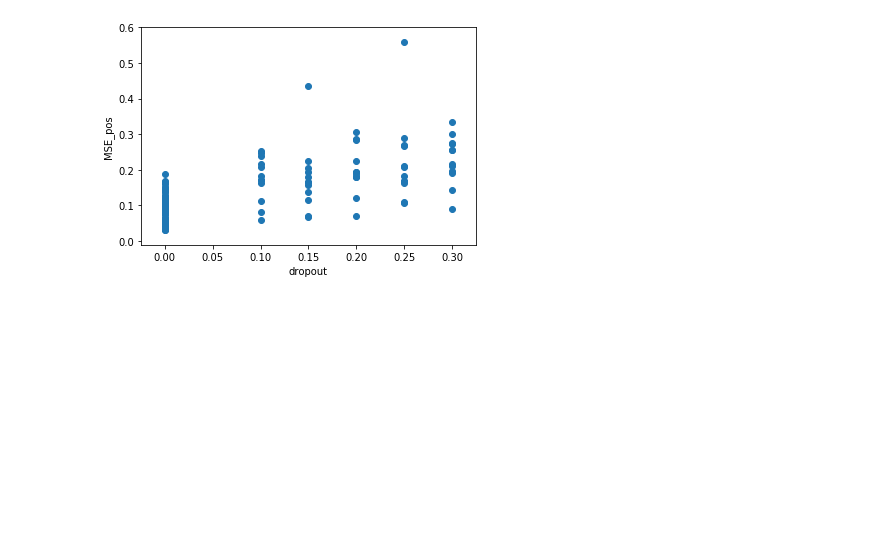
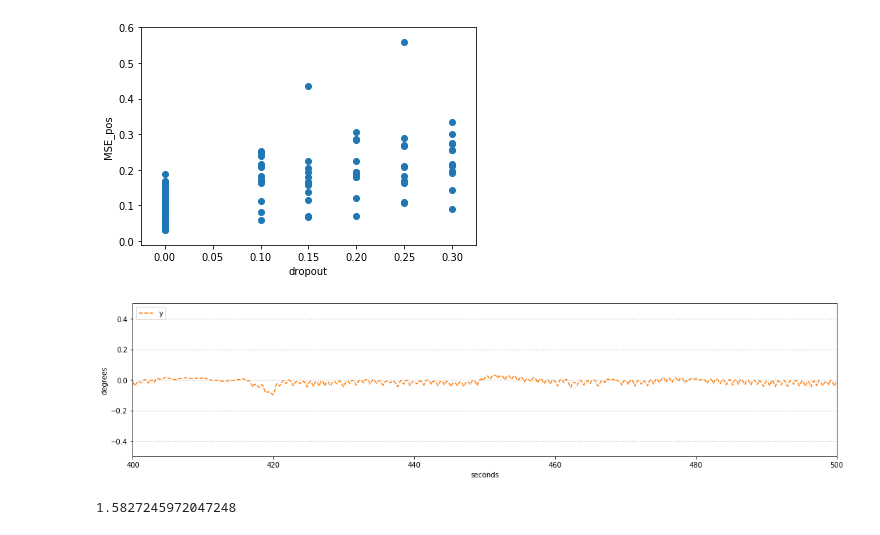
Before and after one commit to oleksa-oleksa/MasterThesis_UserPosition_6DOF, a Jupyter notebook: Development/plot_results.ipynb, the cells around one changed output. Drawn from its saved outputs; the diff is of its cells as text; code cells hidden in the pictures; blank space fills up the shorter version.

```diff
--- a/Development/plot_results.ipynb
+++ b/Development/plot_results.ipynb
@@ -73,3 +73,39 @@ plt.scatter(x = df['dropout'], y = df['MSE_pos'])
 # %% [output]
 <matplotlib.collections.PathCollection at 0x...>
 [figure]
+# %%
+import toml
+import os
+path = "data/interpolated/1556.csv"
+dataset_hmd = pd.read_csv(path)
+cfg = toml.load('config.toml')
+dataset_lengh_sec = 600
+start = 400
+end = 500
+ts_start = int(start/0.005)
+ts_end = int(end/0.005)
+
+ts = np.arange(0, dataset_lengh_sec + cfg['dt'], cfg['dt'])
+ts_comp = ts[ts_start:ts_end]
+fig, (ax) = plt.subplots(1, 1, figsize=(18, 4), sharex=True)
+
+# Plot position in Quaternions
+ax.plot(ts_comp, dataset_hmd.loc[ts_start:ts_end-1, 'y'], label='y', linestyle='--', color='tab:orange')
+ax.set_xlabel('seconds')
+ax.set_ylabel('degrees')
+ax.set_xlim(start, end)
+plt.ylim(-0.5, 0.5)
+ax.legend(loc='upper left')
+ax.yaxis.grid(which='major', linestyle='dotted', linewidth=1)
+#ax.xaxis.set_major_locator(MultipleLocator(10))
+
+trace_id = os.path.splitext(os.path.basename(path))[0]
+dest = os.path.join('results/plotter', f"Fig-{trace_id}-y_position.pdf")
+fig.savefig(dest)
+# %% [output]
+[figure, added]
+# %%
+# finding the mean
+print(dataset_hmd['z'].mean())
+# %% [output]
+1.5827245972047248
```
Also changed, not shown: parts of 2 cells of this notebook, 7 other files.
